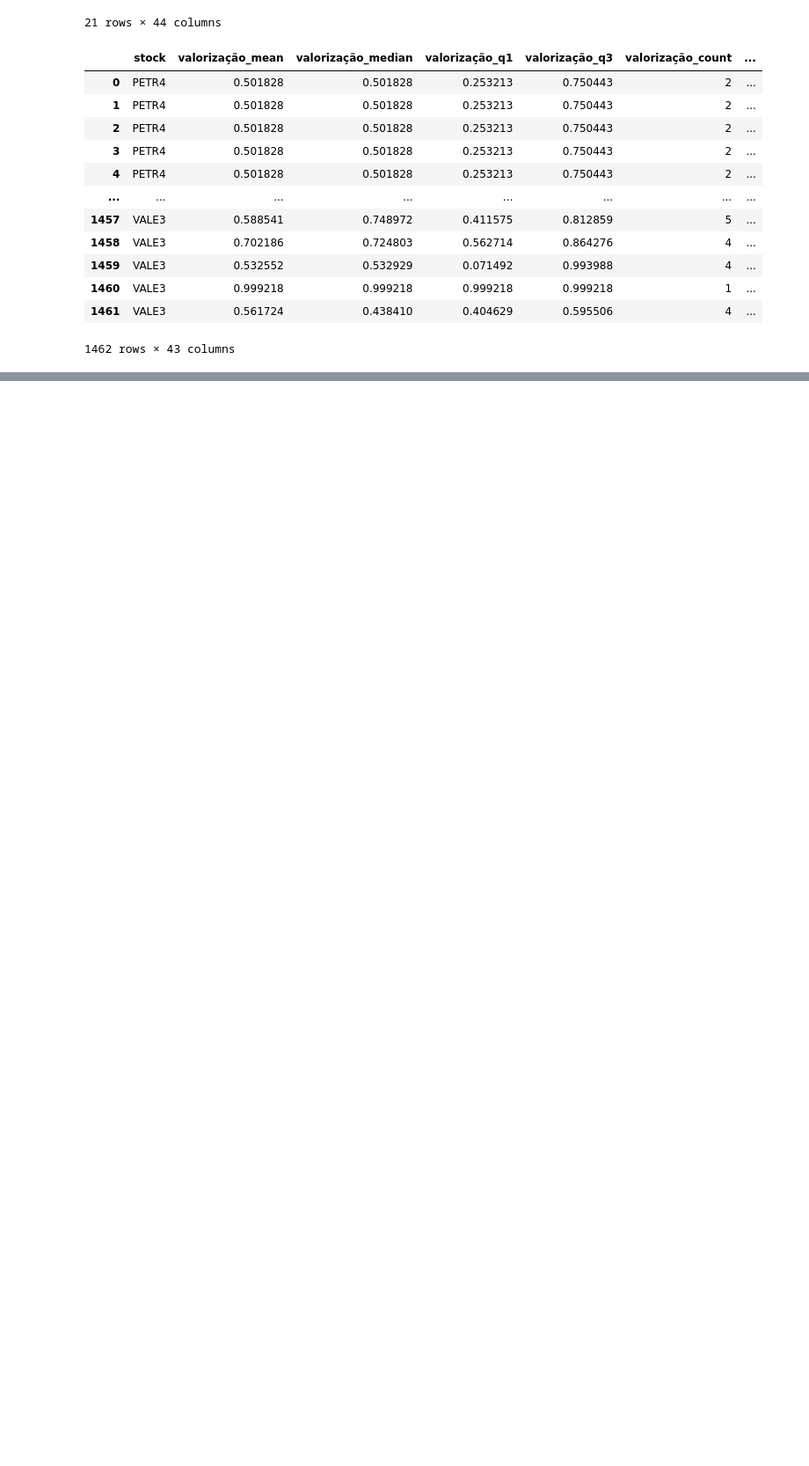
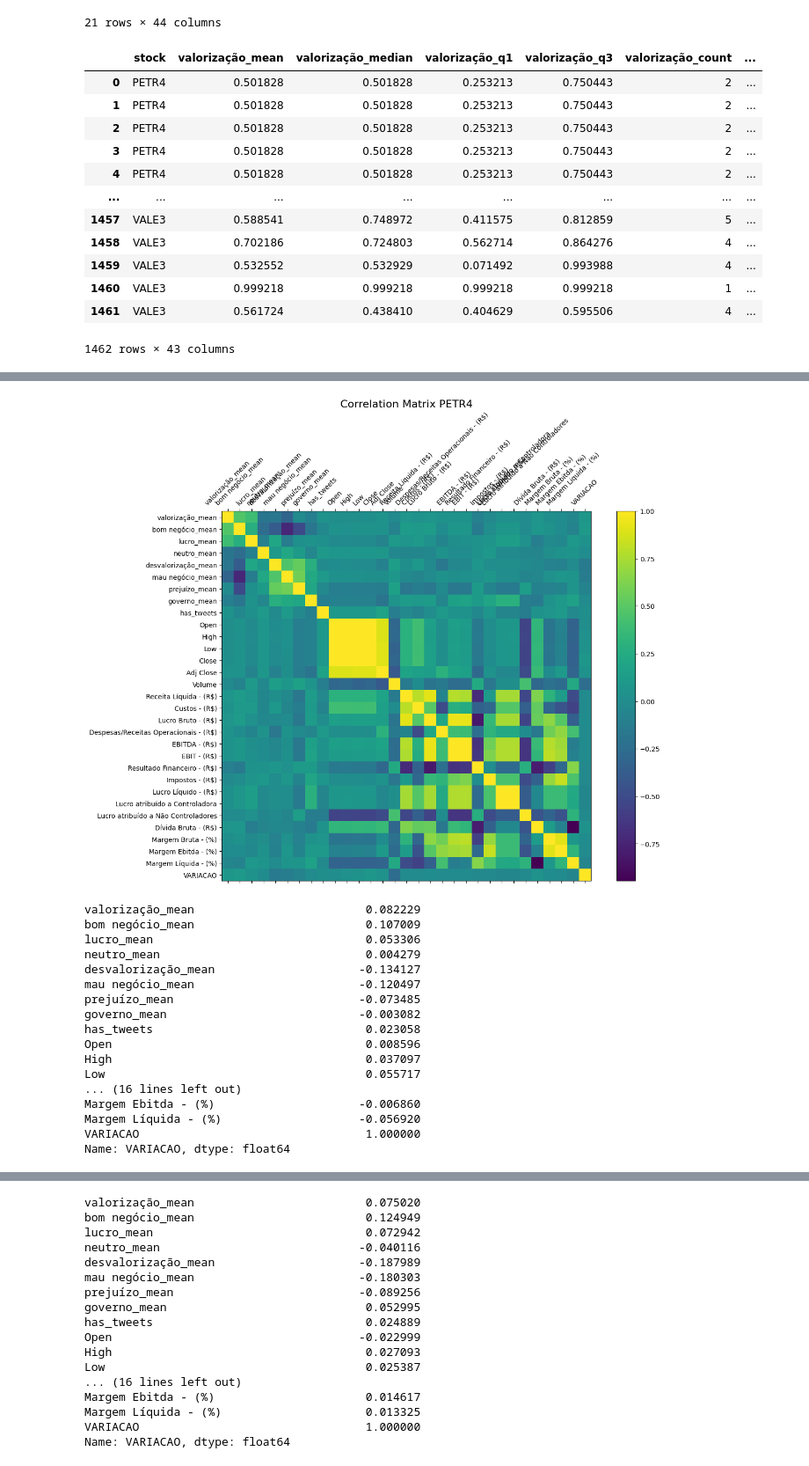
Before and after one commit to jcfl1/Stock-Prices-Prediction, a Jupyter notebook: aggregating_tweets_keywords_relations.ipynb, the cells around one changed output, grey strips where cells are left out. Shown at 88% size. Cells and saved outputs as stored; diff of their text form; code cells hidden in the pictures; blank space fills up the shorter version.

```diff
--- a/aggregating_tweets_keywords_relations.ipynb
+++ b/aggregating_tweets_keywords_relations.ipynb
@@ -276,0 +333,35 @@ df_agg_scores_by_day
+# %%
+
+for acao, df in acoes.items():
+    variacao = (df["Close"].iloc[1:].to_numpy() - df["Close"].iloc[:-1].to_numpy()).tolist()
+    variacao = [0] + variacao
+    df["VARIACAO"] = variacao
+    f = plt.figure(figsize=(14, 10))
+    plt.matshow(df.corr(), fignum=f.number)
+    plt.xticks(range(df.select_dtypes(['number']).shape[1]), df.select_dtypes(['number']).columns, fontsize=10, rotation=45)
+    plt.yticks(range(df.select_dtypes(['number']).shape[1]), df.select_dtypes(['number']).columns, fontsize=10)
+    cb = plt.colorbar()
+    cb.ax.tick_params(labelsize=10)
+    plt.title(f'Correlation Matrix {acao}', fontsize=16)
+    plt.show()
+
+    print(df.corr()["VARIACAO"])
+# %% [output]
+[figure, added]
+valorização_mean                         0.082229
+bom negócio_mean                         0.107009
+lucro_mean                               0.053306
+neutro_mean                              0.004279
+desvalorização_mean                     -0.134127
+mau negócio_mean                        -0.120497
+prejuízo_mean                           -0.073485
+governo_mean                            -0.003082
+has_tweets                               0.023058
+Open                                     0.008596
+High                                     0.037097
+Low                                      0.055717
+... (16 lines left out)
+Margem Ebitda - (%)                     -0.006860
+Margem Líquida - (%)                    -0.056920
+VARIACAO                                 1.000000
+Name: VARIACAO, dtype: float64
@@ -276,0 +369,17 @@ df_agg_scores_by_day
+valorização_mean                         0.075020
+bom negócio_mean                         0.124949
+lucro_mean                               0.072942
+neutro_mean                             -0.040116
+desvalorização_mean                     -0.187989
+mau negócio_mean                        -0.180303
+prejuízo_mean                           -0.089256
+governo_mean                             0.052995
+has_tweets                               0.024889
+Open                                    -0.022999
+High                                     0.027093
+Low                                      0.025387
+... (16 lines left out)
+Margem Ebitda - (%)                      0.014617
+Margem Líquida - (%)                     0.013325
+VARIACAO                                 1.000000
+Name: VARIACAO, dtype: float64
```
Also changed, not shown: parts of 6 cells of this notebook.
